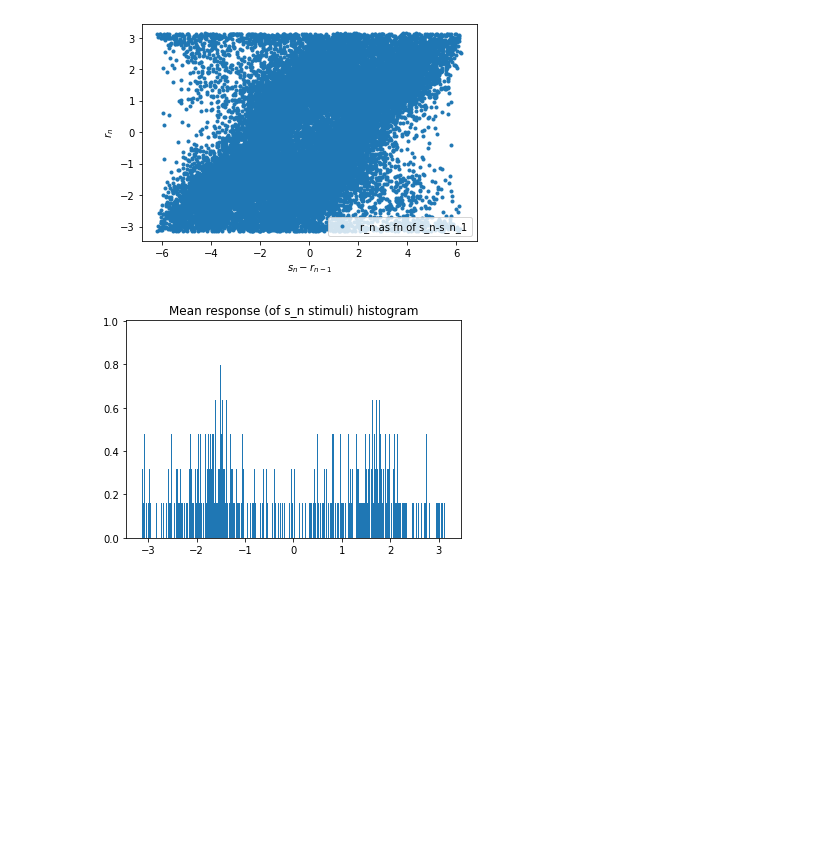
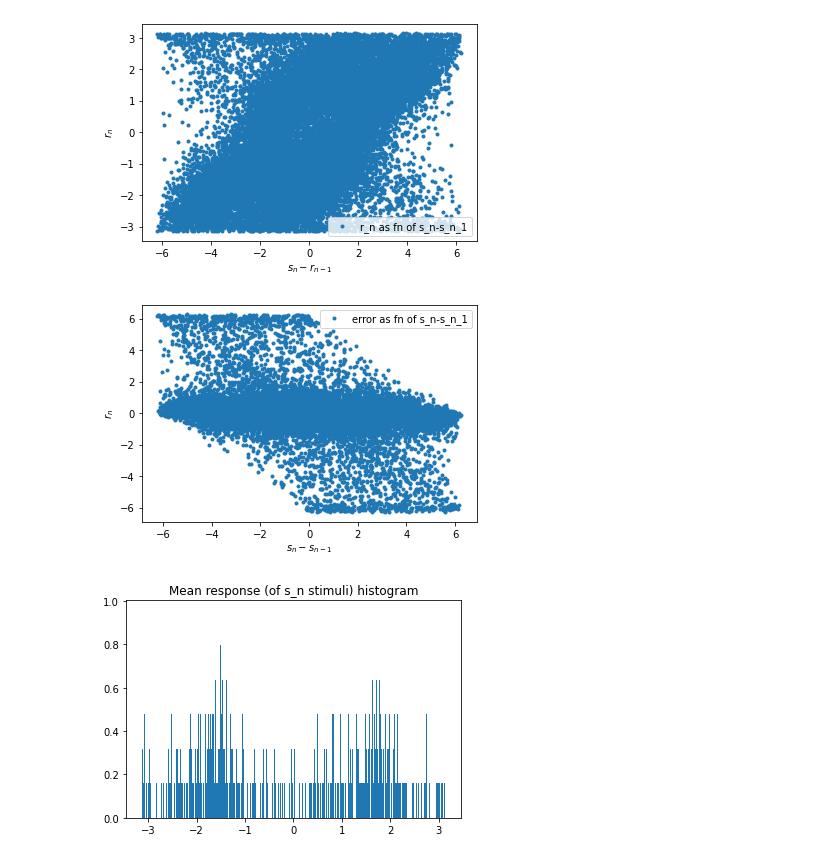
Before and after one commit to ak47na/multisensory_causal_inference, a Jupyter notebook: serial_dependence.ipynb, the cells around one changed output. Saved outputs shown, nothing was run; the diff lists cells and outputs as text; code cells hidden in the pictures; blank space fills up the shorter version.

Commit message:
error plot

```diff
--- a/serial_dependence.ipynb
+++ b/serial_dependence.ipynb
@@ -61,6 +61,14 @@ plt.legend()
 plt.show()
 # %% [output]
 [figure]
+# %%
+plt.plot(serial_dep_data[order_sn, 0] - serial_dep_data[order_sn, 1], serial_dep_data[order_sn, 2] - serial_dep_data[order_sn, 0], '.', label='error as fn of s_n-s_n_1')
+plt.xlabel('$s_n-s_{n-1}$')
+plt.ylabel('$r_n$')
+plt.legend()
+plt.show()
+# %% [output]
+[figure, added]
 # %%
 def sn_to_mean_rn_map(s_ns, r_ns, sn_grid=None):
     if sn_grid is None:
```
